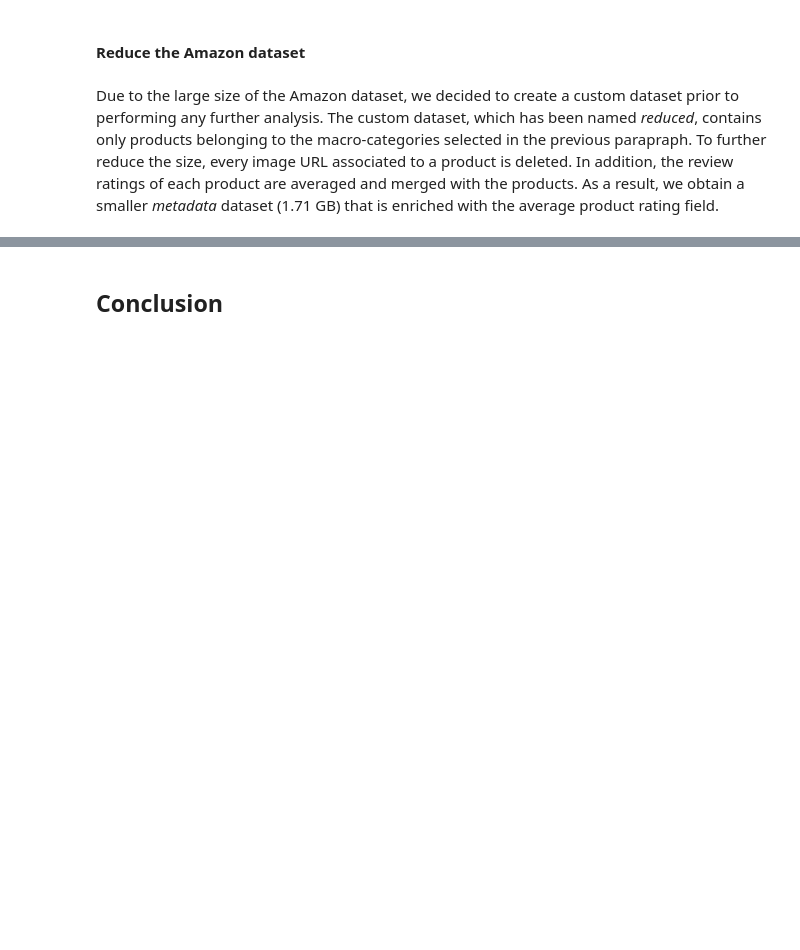
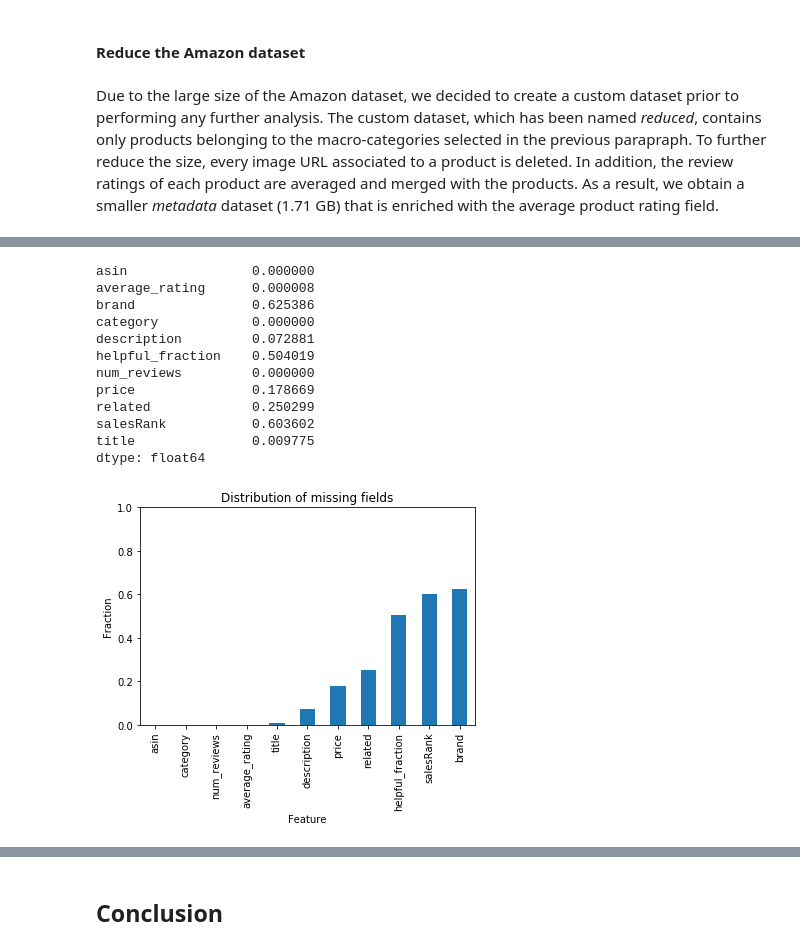
Before and after one commit to tarmeens/ada-homework, a Jupyter notebook: project/Milestone2.ipynb, the cells around one changed output, grey strips where cells are left out. Drawn from its saved outputs; the diff is of its cells as text; code cells hidden in the pictures; blank space fills up the shorter version.

```diff
--- a/project/Milestone2.ipynb
+++ b/project/Milestone2.ipynb
@@ -285,7 +215,0 @@ To perform tests on data rapidly, we have decided to further reduce the Amazon d
-# %%
-sc.textFile('reduced.json')\
-    .filter(lambda x: json.loads(x)['category'][0] == 'Musical Instruments')\
-    .coalesce(1)\
-    .saveAsTextFile('musical_instruments.json')
-
-category_tree['Musical Instruments'][0].keys()
@@ -308,18 +215,0 @@ We performed some analyses on the *musical_instruments* dataset variables. In de
-# %%
-all_ratings = sc.textFile('musical_instruments.json')\
-    .map(lambda x: json.loads(x))\
-    .filter(lambda x: x['num_reviews'] > 10 and 'price' in x and 'salesRank' in x and 'Musical Instruments' in x['salesRank'])\
-    .map(lambda x: (x['price'], x['average_rating'], x['salesRank']['Musical Instruments']))\
-    .collect()
-
-df = pd.DataFrame(all_ratings)
-print(len(df))
-df.columns = ['price', 'rating', 'rank']
-corr = df.corr()
-display(df.head())
-plt.figure(figsize=(10,10))
-_ = sns.heatmap(corr, annot=True,
-            xticklabels=corr.columns.values,
-            yticklabels=corr.columns.values)
-
-sns.pairplot(df)
@@ -332,0 +287,8 @@ According to the graphs above, we discuss the following outcomes on the analysis
+# %%
+sample = sc.textFile('data/reduced.json')\
+    .sample(fraction=0.25, withReplacement=False)\
+    .map(lambda x: json.loads(x))\
+    .collect()
+# %%
+df = pd.DataFrame(sample)
+df.head()
@@ -332,0 +302,21 @@ According to the graphs above, we discuss the following outcomes on the analysis
+# %%
+missing_stats = df.isnull().sum()/len(df)
+print(missing_stats)
+pd.DataFrame(missing_stats).sort_values(0).plot.bar(title="Distribution of missing fields", legend=None)
+plt.ylim(0, 1)
+plt.ylabel('Fraction')
+_ = plt.xlabel('Feature')
+# %% [output]
+asin                0.000000
+average_rating      0.000008
+brand               0.625386
+category            0.000000
+description         0.072881
+helpful_fraction    0.504019
+num_reviews         0.000000
+price               0.178669
+related             0.250299
+salesRank           0.603602
+title               0.009775
+dtype: float64
+[figure, added]
```
Also changed, not shown: parts of 55 cells of this notebook.
